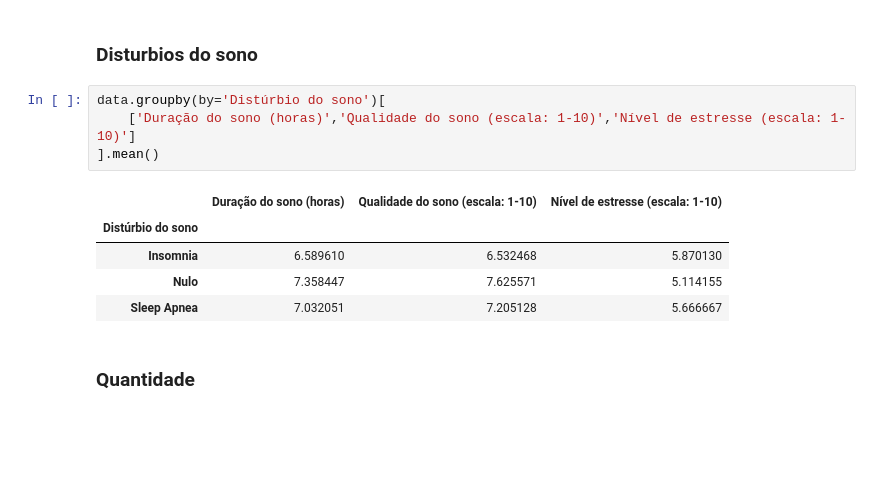
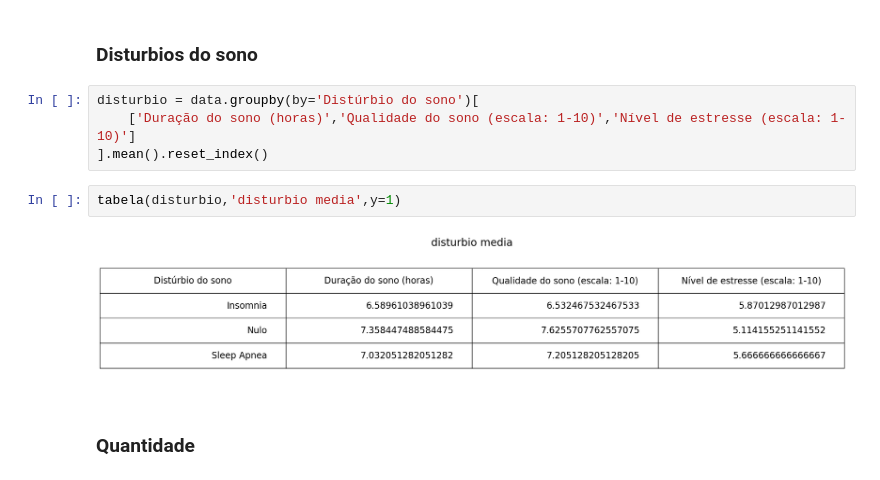
Before and after one commit to kaladabrio2020/Classfica-aoQualidadeDoSono, a Jupyter notebook: Analise.ipynb, the cells around one changed output. Drawn from its saved outputs; the diff is of its cells as text; blank space fills up the shorter version.

```diff
--- a/Analise.ipynb
+++ b/Analise.ipynb
@@ -179,15 +201,13 @@ tabela(genero,title='Media',y=1)
 # %% [markdown]
 ### Disturbios do sono
 # %%
-data.groupby(by='Distúrbio do sono')[
+disturbio = data.groupby(by='Distúrbio do sono')[
     ['Duração do sono (horas)','Qualidade do sono (escala: 1-10)','Nível de estresse (escala: 1-10)']
-].mean()
+].mean().reset_index()
-# %% [output]
-|  | Duração do sono (horas) | Qualidade do sono (escala: 1-10) | Nível de estresse (escala: 1-10) |
-| Distúrbio do sono |  |  |  |
-| Insomnia | 6.589610 | 6.532468 | 5.870130 |
-| Nulo | 7.358447 | 7.625571 | 5.114155 |
-| Sleep Apnea | 7.032051 | 7.205128 | 5.666667 |
+# %%
+tabela(disturbio,'disturbio media',y=1)
+# %% [output]
+[figure, added]
 # %% [markdown]
 ### Quantidade
 # %%
```
Also changed, not shown: parts of 18 cells of this notebook.
